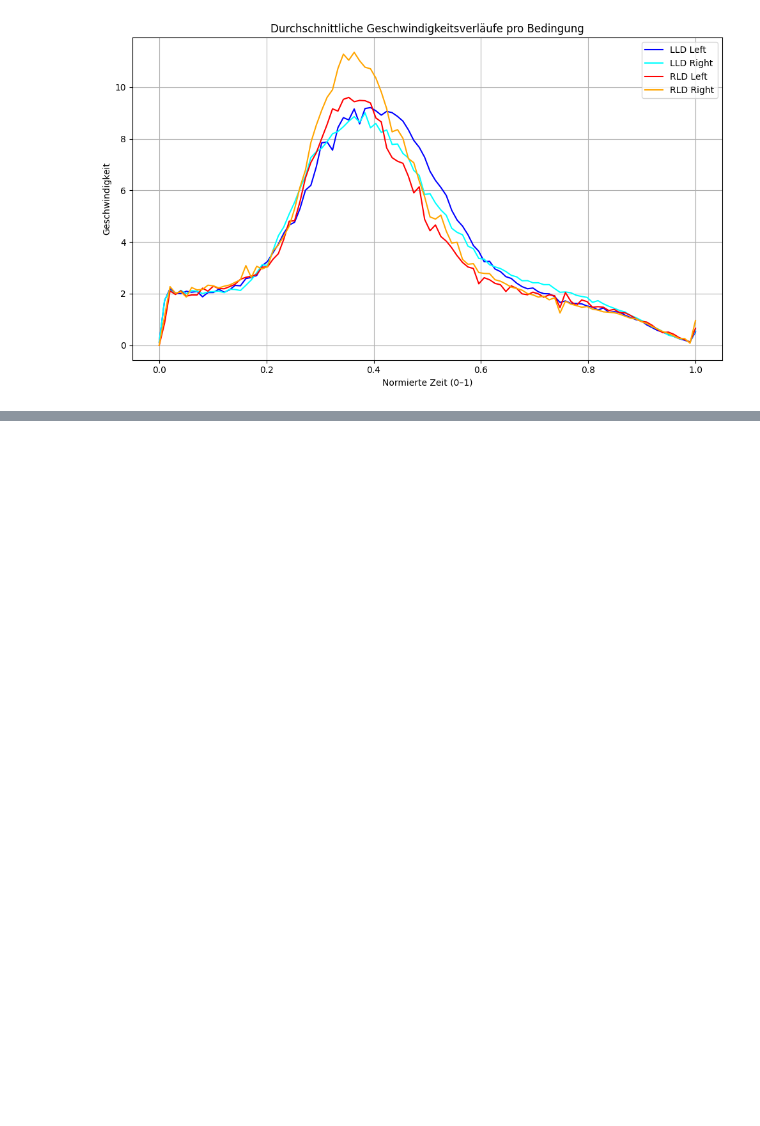
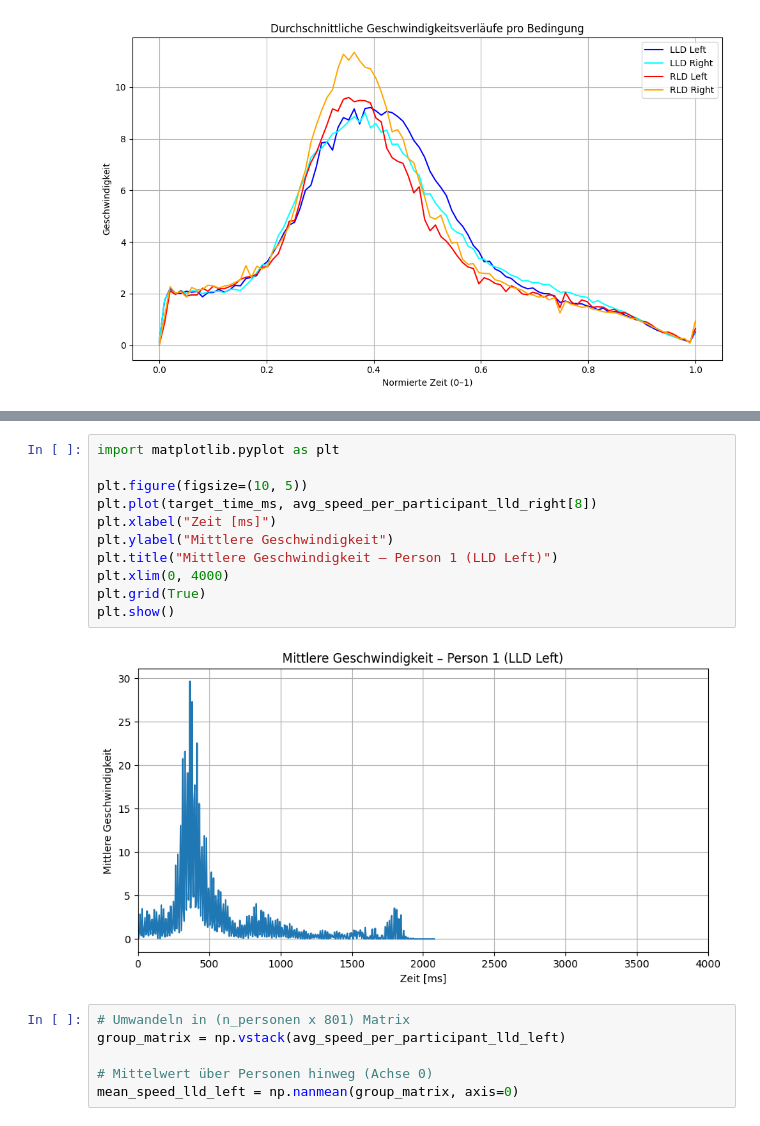
Before and after one commit to Michael1Mueller/Masterarbeit, a Jupyter notebook: speed-analysis.ipynb, the cells around one changed output, grey strips where cells are left out. Saved outputs shown, nothing was run; the diff lists cells and outputs as text; blank space fills up the shorter version.

```diff
--- a/speed-analysis.ipynb
+++ b/speed-analysis.ipynb
@@ -627,0 +695,19 @@ plt.show()
+# %%
+import matplotlib.pyplot as plt
+
+plt.figure(figsize=(10, 5))
+plt.plot(target_time_ms, avg_speed_per_participant_lld_right[8])
+plt.xlabel("Zeit [ms]")
+plt.ylabel("Mittlere Geschwindigkeit")
+plt.title("Mittlere Geschwindigkeit – Person 1 (LLD Left)")
+plt.xlim(0, 4000)
+plt.grid(True)
+plt.show()
+# %% [output]
+[figure, added]
+# %%
+# Umwandeln in (n_personen x 801) Matrix
+group_matrix = np.vstack(avg_speed_per_participant_lld_left)
+
+# Mittelwert über Personen hinweg (Achse 0)
+mean_speed_lld_left = np.nanmean(group_matrix, axis=0)
```
Also changed, not shown: parts of 11 cells of this notebook, 1 other file.
